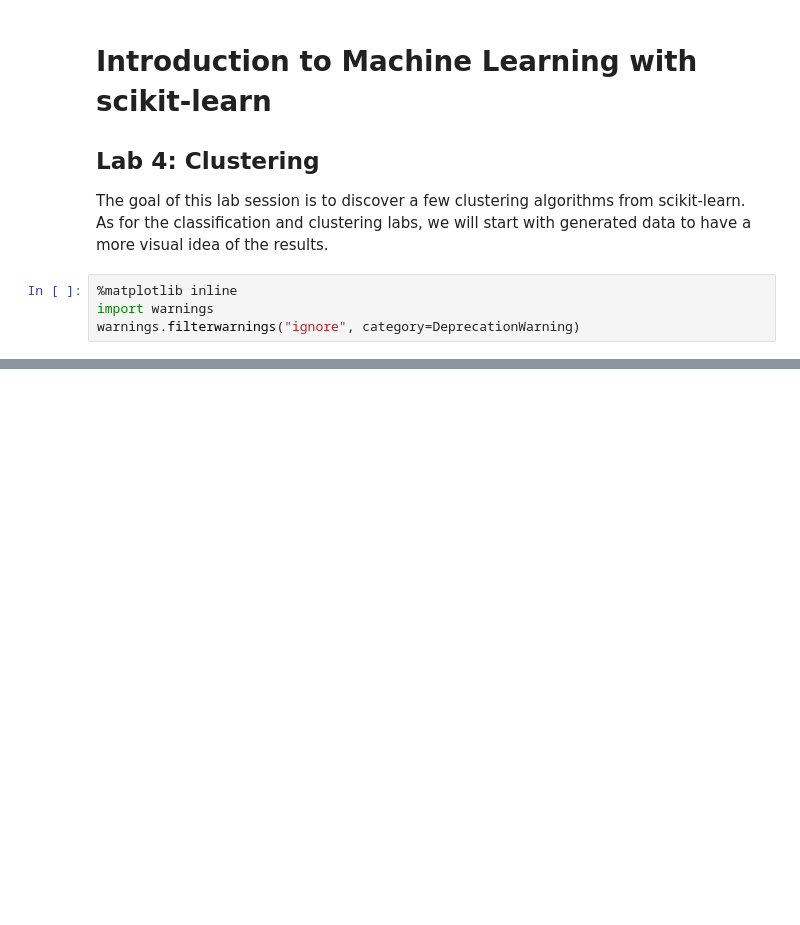
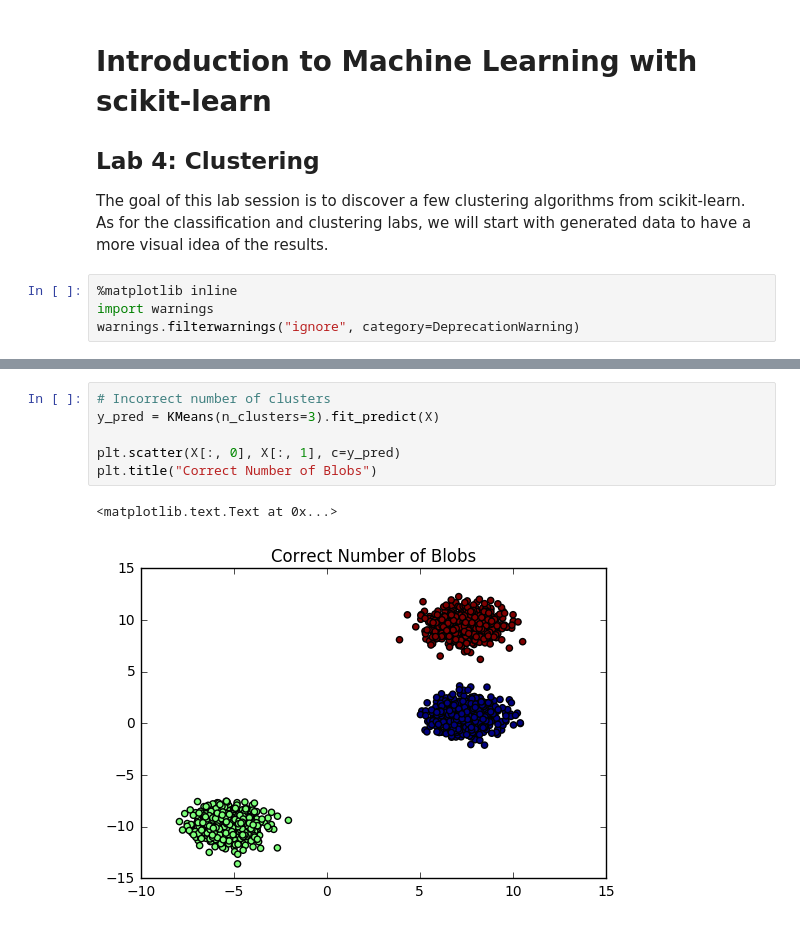
Before and after one commit to azubiolo/lectures, a Jupyter notebook: intro_ml/lab_4/clustering_lab.ipynb, the cells around one changed output, grey strips where cells are left out. Cells and saved outputs as stored; diff of their text form; blank space fills up the shorter version.

```diff
--- a/intro_ml/lab_4/clustering_lab.ipynb
+++ b/intro_ml/lab_4/clustering_lab.ipynb
@@ -73,0 +50,9 @@ plt.show()
+# %%
+# Incorrect number of clusters
+y_pred = KMeans(n_clusters=3).fit_predict(X)
+
+plt.scatter(X[:, 0], X[:, 1], c=y_pred)
+plt.title("Correct Number of Blobs")
+# %% [output]
+<matplotlib.text.Text at 0x...>
+[figure, added]
```
Also changed, not shown: parts of 8 cells of this notebook.
